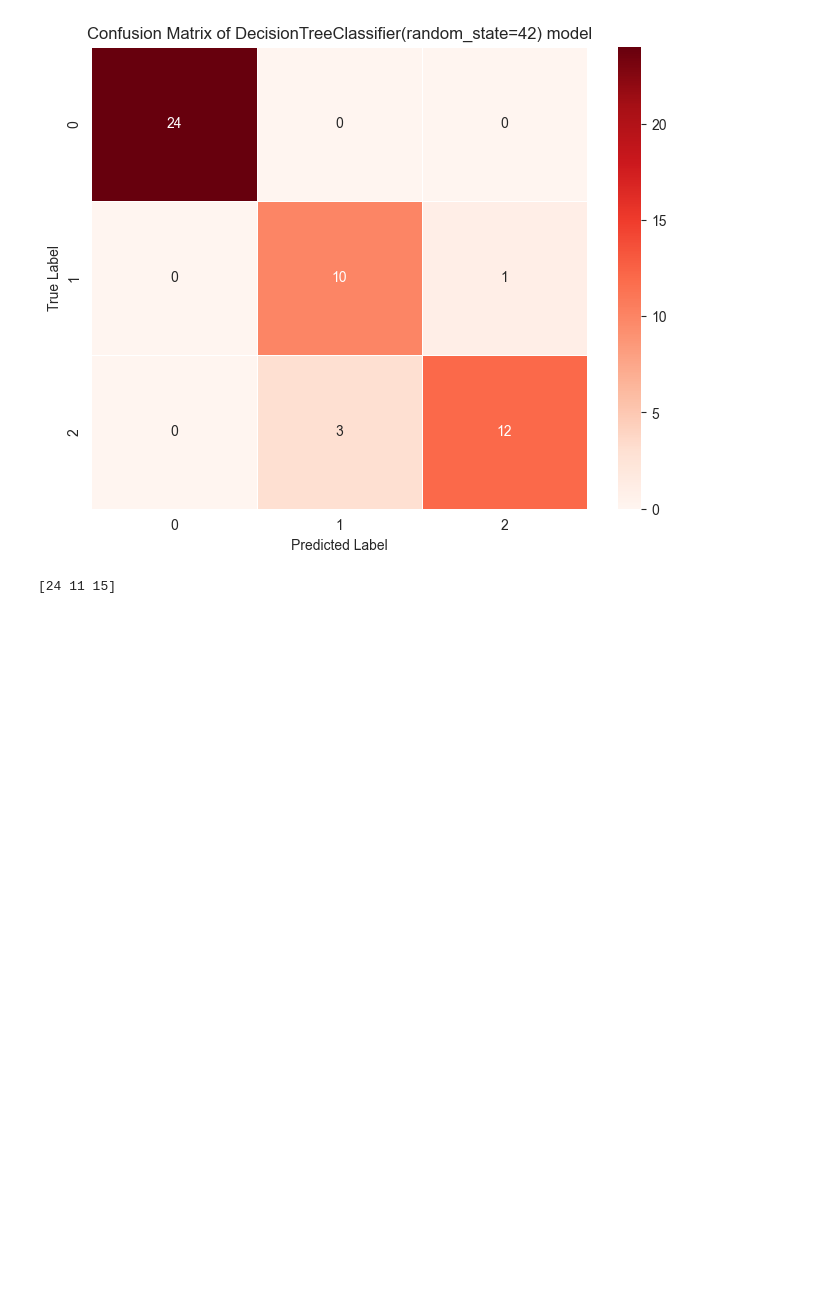
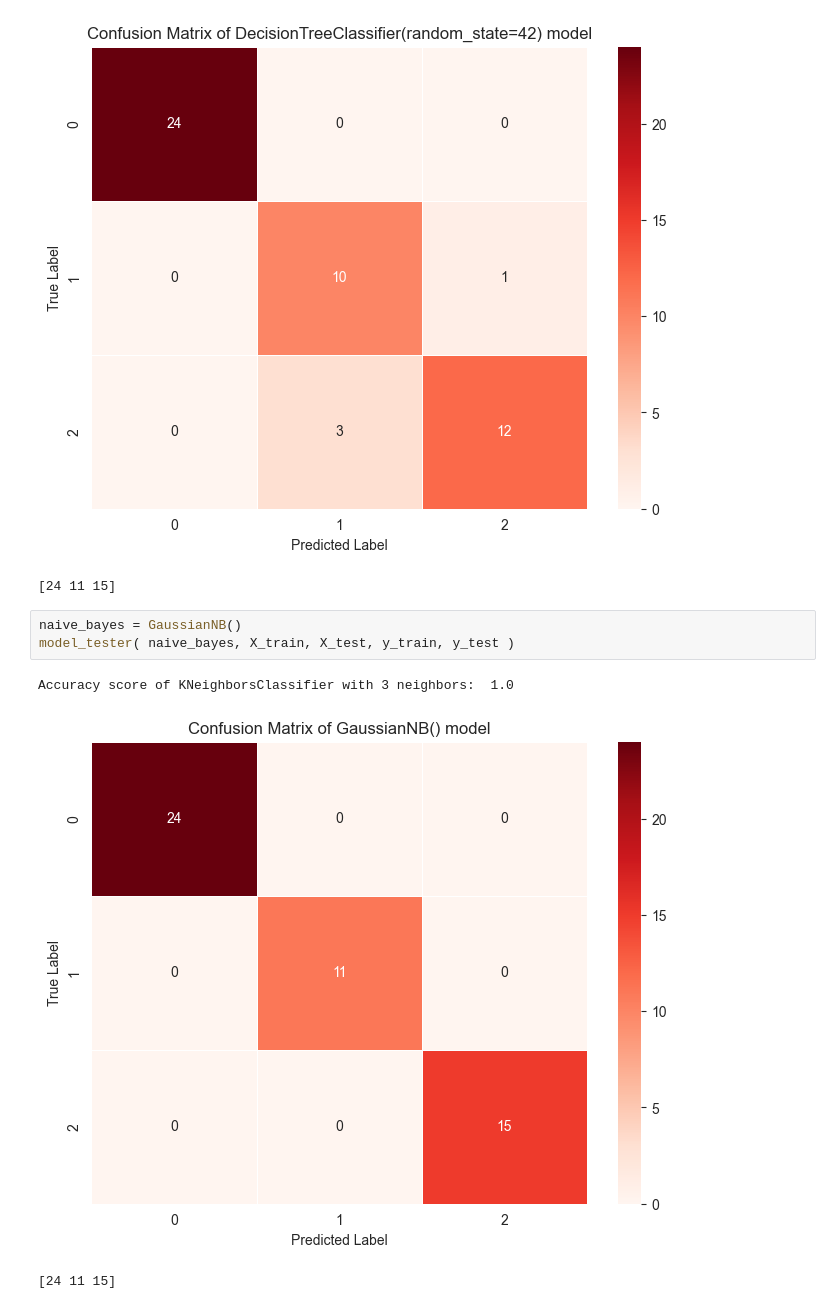
Before and after one commit to gerardmietek/Iris-Flowers-Classification, a Jupyter notebook: Untitled.ipynb, the cells around one changed output. Drawn from its saved outputs; the diff is of its cells as text; blank space fills up the shorter version.

Commit message:
adding naive bayes v2

```diff
--- a/Untitled.ipynb
+++ b/Untitled.ipynb
@@ -333,3 +333,10 @@ model_tester( decision_tree, X_train, X_test, y_train, y_test )
 Accuracy score of KNeighborsClassifier with 3 neighbors:  0.92
 [figure]
 [24 11 15]
+# %%
+naive_bayes = GaussianNB()
+model_tester( naive_bayes, X_train, X_test, y_train, y_test )
+# %% [output]
+Accuracy score of KNeighborsClassifier with 3 neighbors:  1.0
+[figure, added]
+[24 11 15]
```
